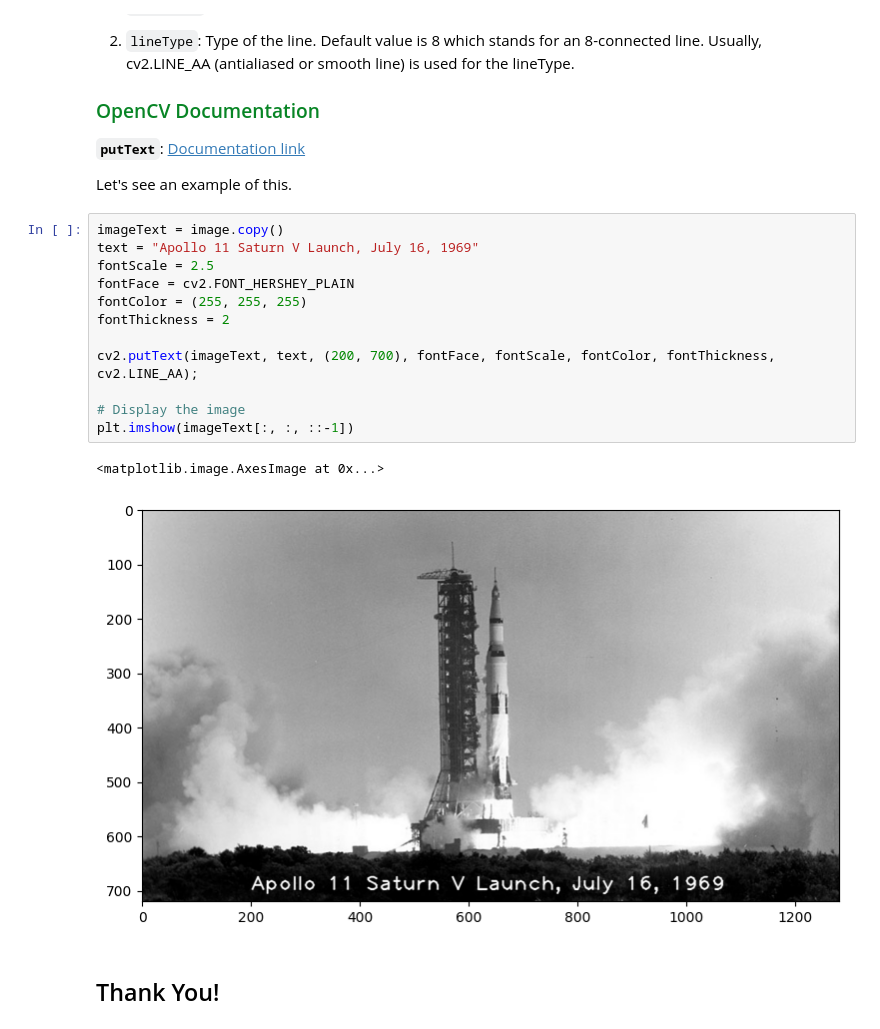
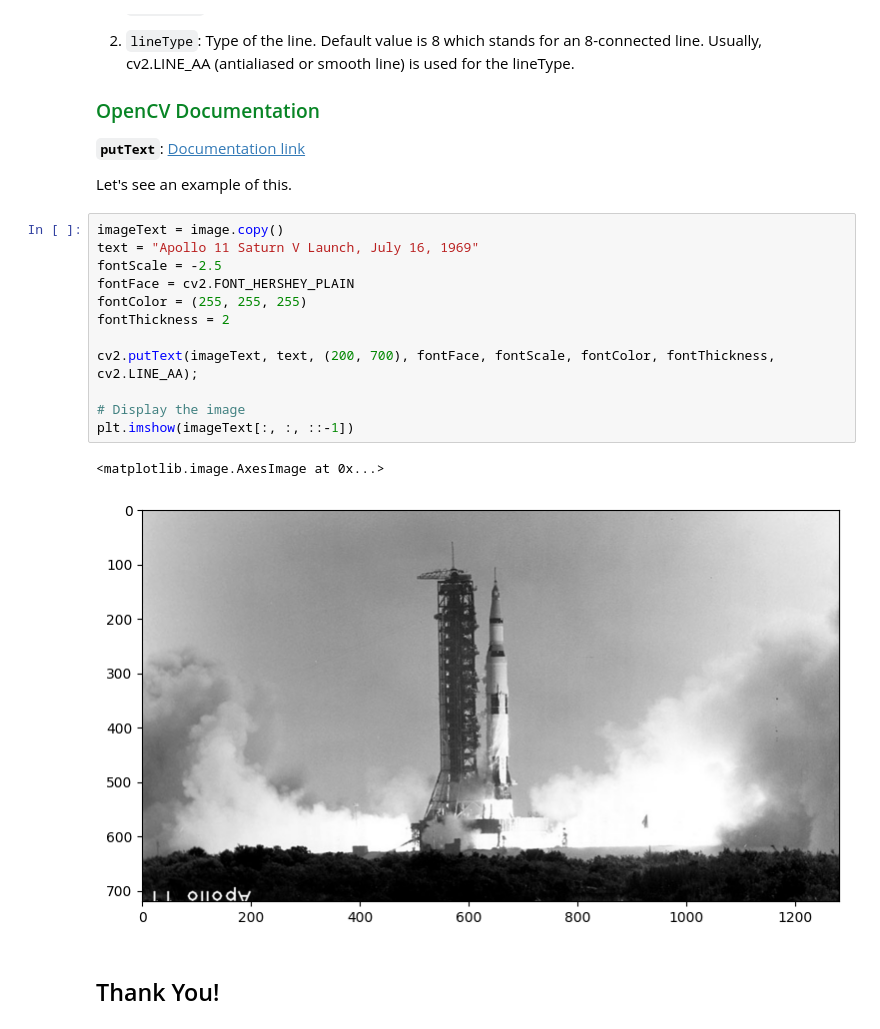
Before and after one commit to CarlosYazid/OpenCV-Bootcamp, a Jupyter notebook: notebooks/03_Annotating_Images.ipynb, the cells around one changed output. Cells and saved outputs as stored; diff of their text form.

```diff
--- a/notebooks/03_Annotating_Images.ipynb
+++ b/notebooks/03_Annotating_Images.ipynb
@@ -243,17 +243,17 @@ Let's see an example of this.
 # %%
 imageText = image.copy()
 text = "Apollo 11 Saturn V Launch, July 16, 1969"
-fontScale = 2.5
+fontScale = -2.5
 fontFace = cv2.FONT_HERSHEY_PLAIN
 fontColor = (255, 255, 255)
 fontThickness = 2
 
 cv2.putText(imageText, text, (200, 700), fontFace, fontScale, fontColor, fontThickness, cv2.LINE_AA);
 
 # Display the image
 plt.imshow(imageText[:, :, ::-1])
 # %% [output]
 <matplotlib.image.AxesImage at 0x...>
-[figure, old version]
+[figure, new version]
 # %% [markdown]
 ## Thank You!
```
Also changed, not shown: parts of 1 cell of this notebook.
